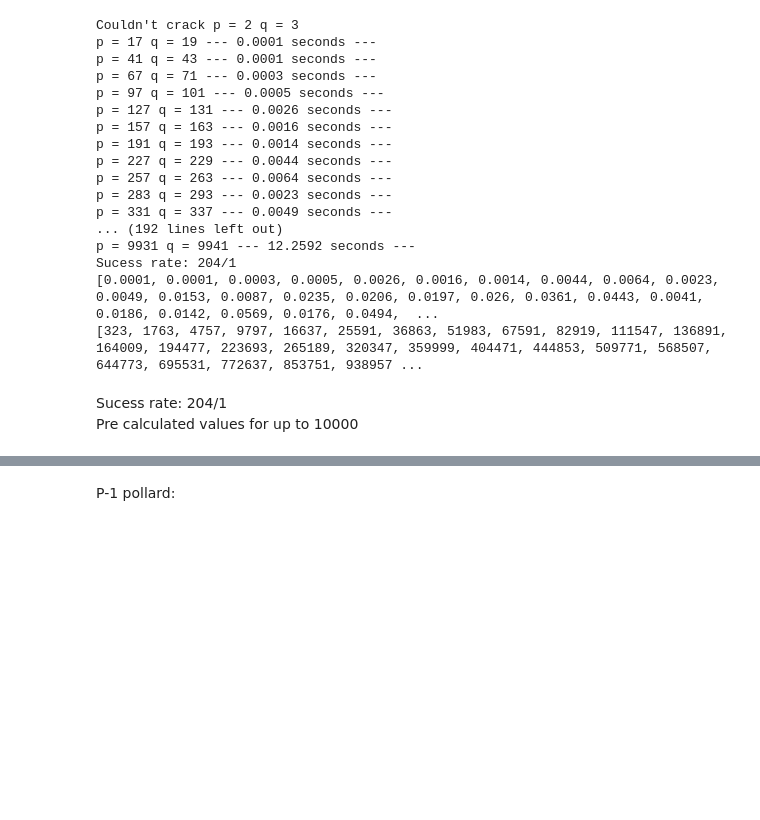
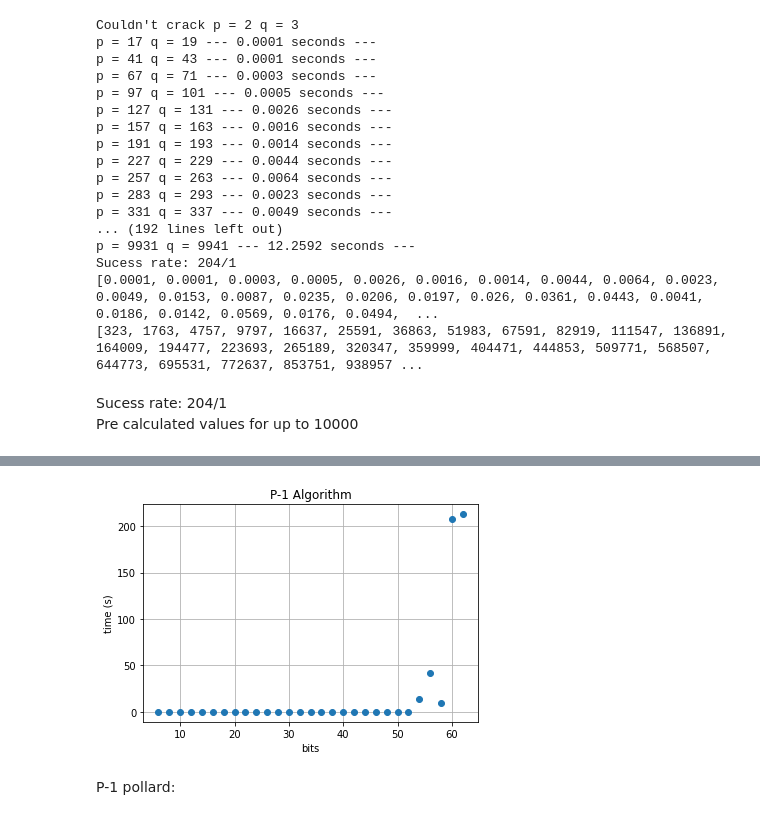
Before and after one commit to matiboux/epita-s6-fmsi, a Jupyter notebook: Notebook.ipynb, the cells around one changed output, grey strips where cells are left out. Saved outputs shown, nothing was run; the diff lists cells and outputs as text; code cells hidden in the pictures; blank space fills up the shorter version.

```diff
--- a/Notebook.ipynb
+++ b/Notebook.ipynb
@@ -313,3 +354,18 @@ plt.plot(prime_array_fermat, time_array_fermat,'o')
+# %%
+bits_fermat = [6, 8, 10, 12,14, 16,18, 20, 22, 24, 26, 28, 30, 32, 34, 36, 38, 40, 42, 44, 46, 48, 50, 52, 54, 56, 58, 60, 62]
+time_fermat = [0.0, 0.0, 0.0, 0.0, 0.0, 0.0, 0.0, 0.0, 0.0, 0.0001, 0.0003, 0.0001, 0.0001, 0.0008, 0.0, 0.0109, 0.0127, 0.0886, 0.0824, 0.0353, 0.0018, 0.0323, 0.1987, 0.2663, 13.5137, 41.8314, 9.1224, 207.9861, 212.7311]
+# %%
+fig, p_1 = plt.subplots()
+p_1.plot(bits_fermat, time_fermat,'o')
+
+p_1.set(xlabel='bits', ylabel='time (s)',
+       title='P-1 Algorithm')
+p_1.grid()
+
+#fig.savefig("test.png")
+plt.show()
+# %% [output]
+[figure, added]
 # %% [markdown]
 P-1 pollard:
 # %%
```
Also changed, not shown: parts of 8 cells of this notebook, 1 other file.
